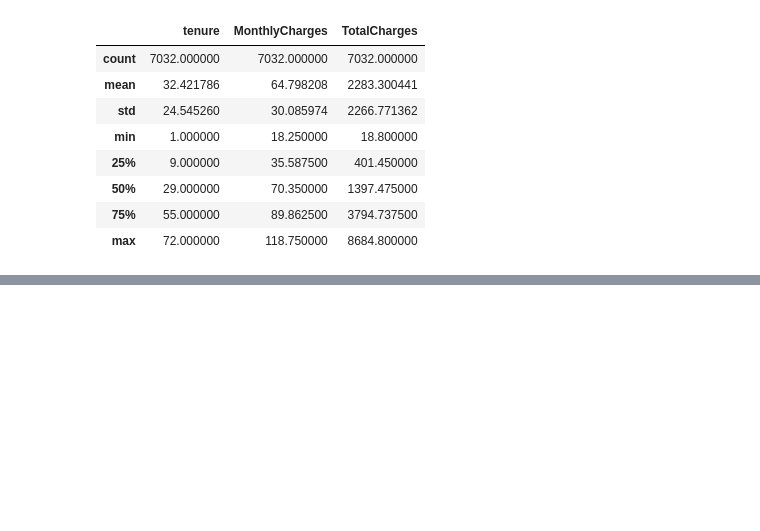
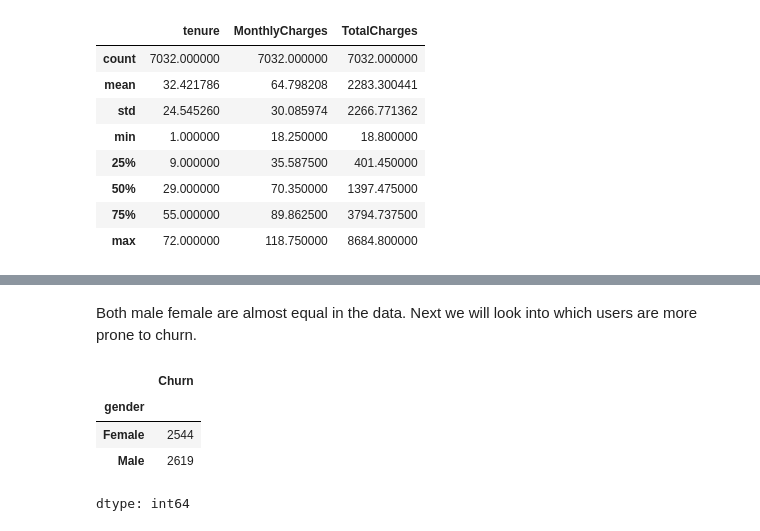
Before and after one commit to Saptaparnineogi/Customer-Churn-Risk-Assessment-and-Retention-Analytics, a Jupyter notebook: Telcom_CUstomer_Churn_Prediction.ipynb, the cells around one changed output, grey strips where cells are left out. Drawn from its saved outputs; the diff is of its cells as text; code cells hidden in the pictures; blank space fills up the shorter version.

```diff
--- a/Telcom_CUstomer_Churn_Prediction.ipynb
+++ b/Telcom_CUstomer_Churn_Prediction.ipynb
@@ -177,0 +185,3 @@ churn
+# %% [markdown]
+Both male female are almost equal in the data.
+Next we will look into which users are more prone to churn.
@@ -177,0 +191,8 @@ churn
+# %%
+churn_df["Churn"][churn_df["Churn"]=="No"].groupby(by=churn_df["gender"]).count()
+# %% [output]
+|  | Churn |
+| gender |  |
+| Female | 2544 |
+| Male | 2619 |
+dtype: int64
```
Also changed, not shown: parts of 11 cells of this notebook.
